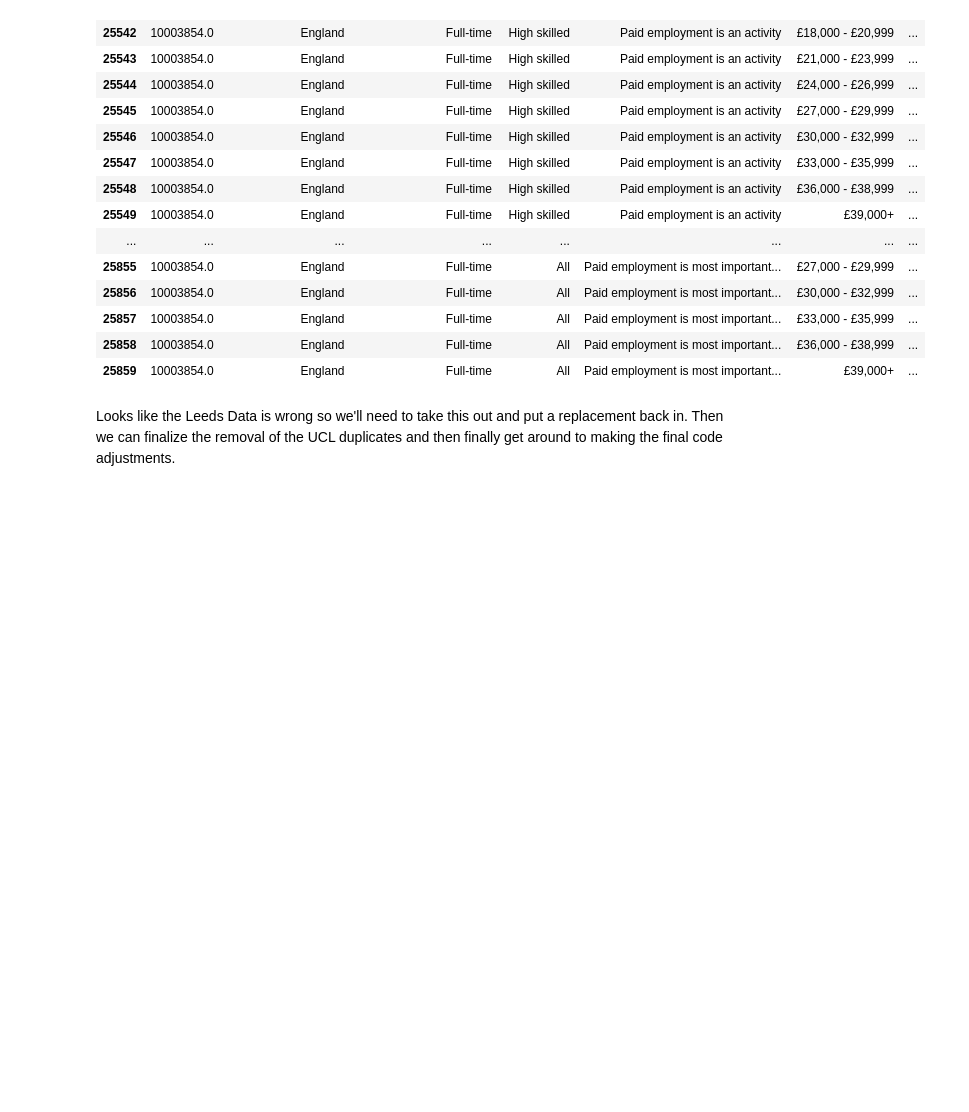
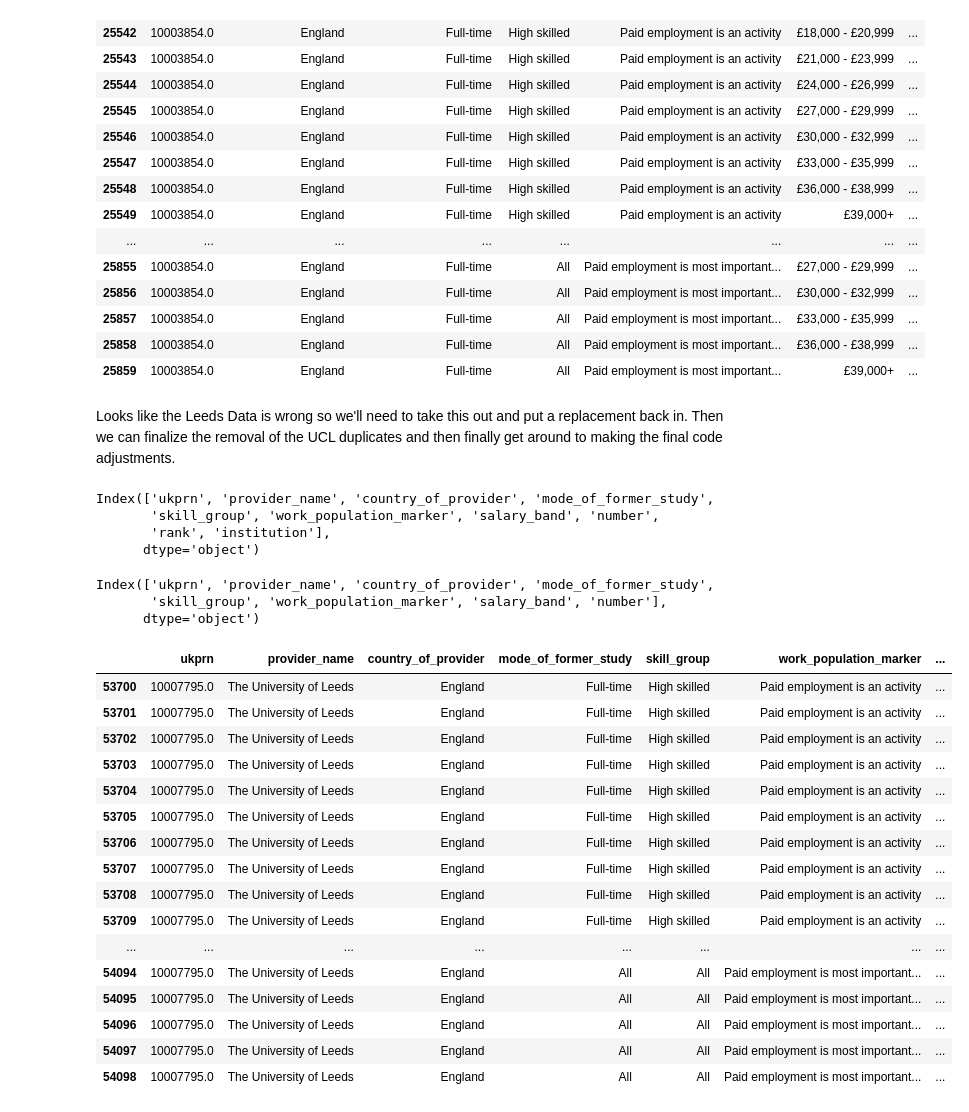
Before and after one commit to DSloan10/pcc_python_projects, a Jupyter notebook: hesa_project/Clean_up.ipynb, the cells around one changed output. Cells and saved outputs as stored; diff of their text form; code cells hidden in the pictures; blank space fills up the shorter version.

Commit message:
Leeds problem solved

```diff
--- a/hesa_project/Clean_up.ipynb
+++ b/hesa_project/Clean_up.ipynb
@@ -335,0 +338,35 @@ Looks like the Leeds Data is wrong so we'll need to take this out and put a repl
+# %%
+minus_leeds.columns
+# %% [output]
+Index(['ukprn', 'provider_name', 'country_of_provider', 'mode_of_former_study',
+       'skill_group', 'work_population_marker', 'salary_band', 'number',
+       'rank', 'institution'],
+      dtype='object')
+# %%
+institution_data.columns
+# %% [output]
+Index(['ukprn', 'provider_name', 'country_of_provider', 'mode_of_former_study',
+       'skill_group', 'work_population_marker', 'salary_band', 'number'],
+      dtype='object')
+# %%
+just_leeds_no_ranks = institution_data.loc[institution_data['provider_name'] == "The University of Leeds"].copy()
+# %%
+just_leeds_no_ranks
+# %% [output]
+|  | ukprn | provider_name | country_of_provider | mode_of_former_study | skill_group | work_population_marker | ... |
+| 53700 | 10007795.0 | The University of Leeds | England | Full-time | High skilled | Paid employment is an activity | ... |
+| 53701 | 10007795.0 | The University of Leeds | England | Full-time | High skilled | Paid employment is an activity | ... |
+| 53702 | 10007795.0 | The University of Leeds | England | Full-time | High skilled | Paid employment is an activity | ... |
+| 53703 | 10007795.0 | The University of Leeds | England | Full-time | High skilled | Paid employment is an activity | ... |
+| 53704 | 10007795.0 | The University of Leeds | England | Full-time | High skilled | Paid employment is an activity | ... |
+| 53705 | 10007795.0 | The University of Leeds | England | Full-time | High skilled | Paid employment is an activity | ... |
+| 53706 | 10007795.0 | The University of Leeds | England | Full-time | High skilled | Paid employment is an activity | ... |
+| 53707 | 10007795.0 | The University of Leeds | England | Full-time | High skilled | Paid employment is an activity | ... |
+| 53708 | 10007795.0 | The University of Leeds | England | Full-time | High skilled | Paid employment is an activity | ... |
+| 53709 | 10007795.0 | The University of Leeds | England | Full-time | High skilled | Paid employment is an activity | ... |
+| ... | ... | ... | ... | ... | ... | ... | ... |
+| 54094 | 10007795.0 | The University of Leeds | England | All | All | Paid employment is most important... | ... |
+| 54095 | 10007795.0 | The University of Leeds | England | All | All | Paid employment is most important... | ... |
+| 54096 | 10007795.0 | The University of Leeds | England | All | All | Paid employment is most important... | ... |
+| 54097 | 10007795.0 | The University of Leeds | England | All | All | Paid employment is most important... | ... |
+| 54098 | 10007795.0 | The University of Leeds | England | All | All | Paid employment is most important... | ... |
```
Also changed, not shown: parts of 6 cells of this notebook.
